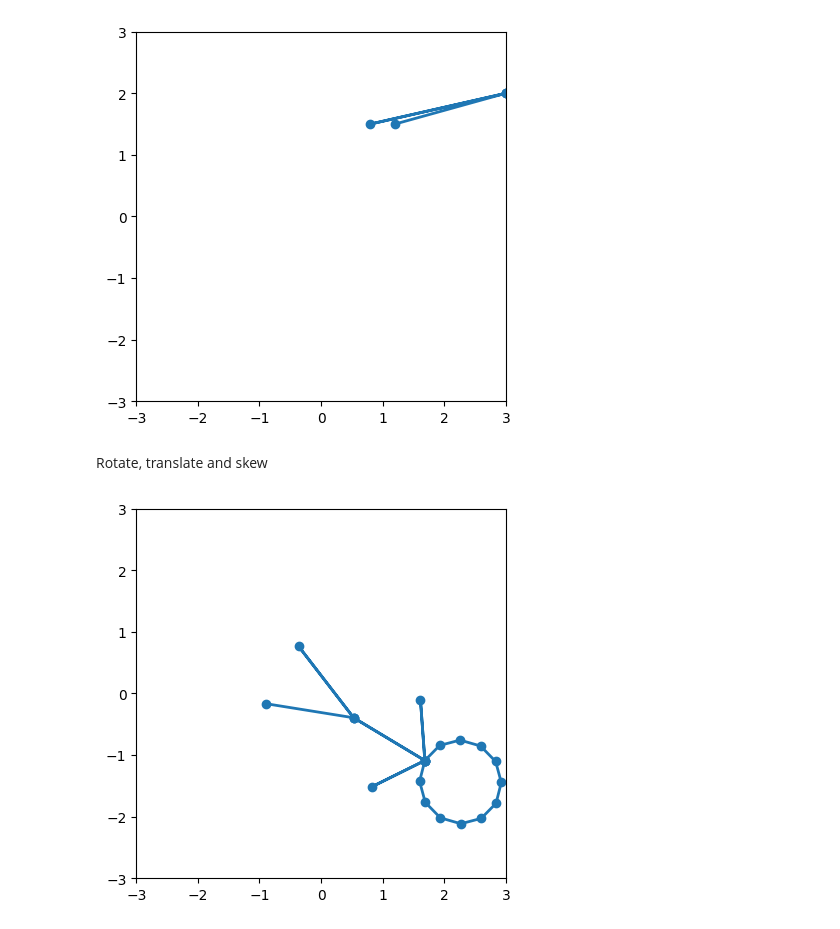
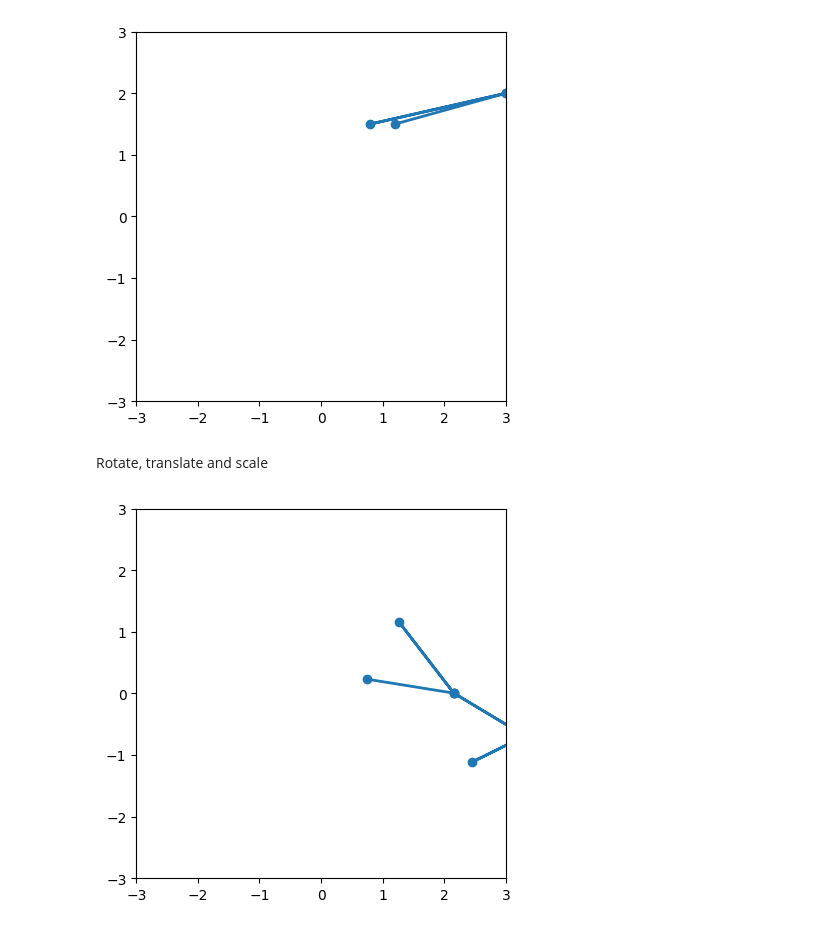
Before and after one commit to mo-mosverkstad/computer_algebra_system, a Jupyter notebook: mathematics_lab/Algebra_and_geometry_lab2.ipynb, the cells around one changed output. Cells and saved outputs as stored; diff of their text form; code cells hidden in the pictures.

```diff
--- a/mathematics_lab/Algebra_and_geometry_lab2.ipynb
+++ b/mathematics_lab/Algebra_and_geometry_lab2.ipynb
@@ -169,33 +173,43 @@ for i in range(40):
 # %% [output]
 [figure]
 # %% [markdown]
-Rotate, translate and skew
+Rotate, translate and scale
 # %%
 # Axis bounds
 x_min, x_max = -3, 3
 y_min, y_max = -3, 3
 
 fig, ax = plt.subplots()
 line, = ax.plot(X[0,:], X[1,:], 'o-', lw=2)
 ax.set_xlim([x_min, x_max])
 ax.set_ylim([y_min, y_max])
 ax.set_aspect('equal')
 
+start_x = 1
+start_y = 0.7
+
+rotation_angle = np.pi/12
+scale_x_factor = 1.02
+scale_y_factor = 1.03
+
 Y = X.copy()
+Y = translate(Y, 1, 0.7)
 for i in range(40):
     # Apply transformations
-    Y = rotate(Y, np.pi/12)
-    Y = translate(Y, 0.05, 0.02)
-    Y = scale_x(Y, 1.02)
-    Y = scale_y(Y, 1.03)
+    Y = translate(Y, -start_x, -start_y)
+    Y = rotate(Y, rotation_angle)
+    Y = scale_x(Y, scale_x_factor)
+    Y = scale_y(Y, scale_y_factor)
+    Y = translate(Y, start_x, start_y)
 
     # Set back the line data
     line.set_xdata(Y[0,:])
     line.set_ydata(Y[1,:])
 
     # Refresh screen: clear -> display -> pause
     clear_output(wait=True)
     display(fig)
     plt.pause(0.1)
+plt.close(fig)
 # %% [output]
-[figure, old version]
+[figure, new version]
```
Also changed, not shown: parts of 4 cells of this notebook.
